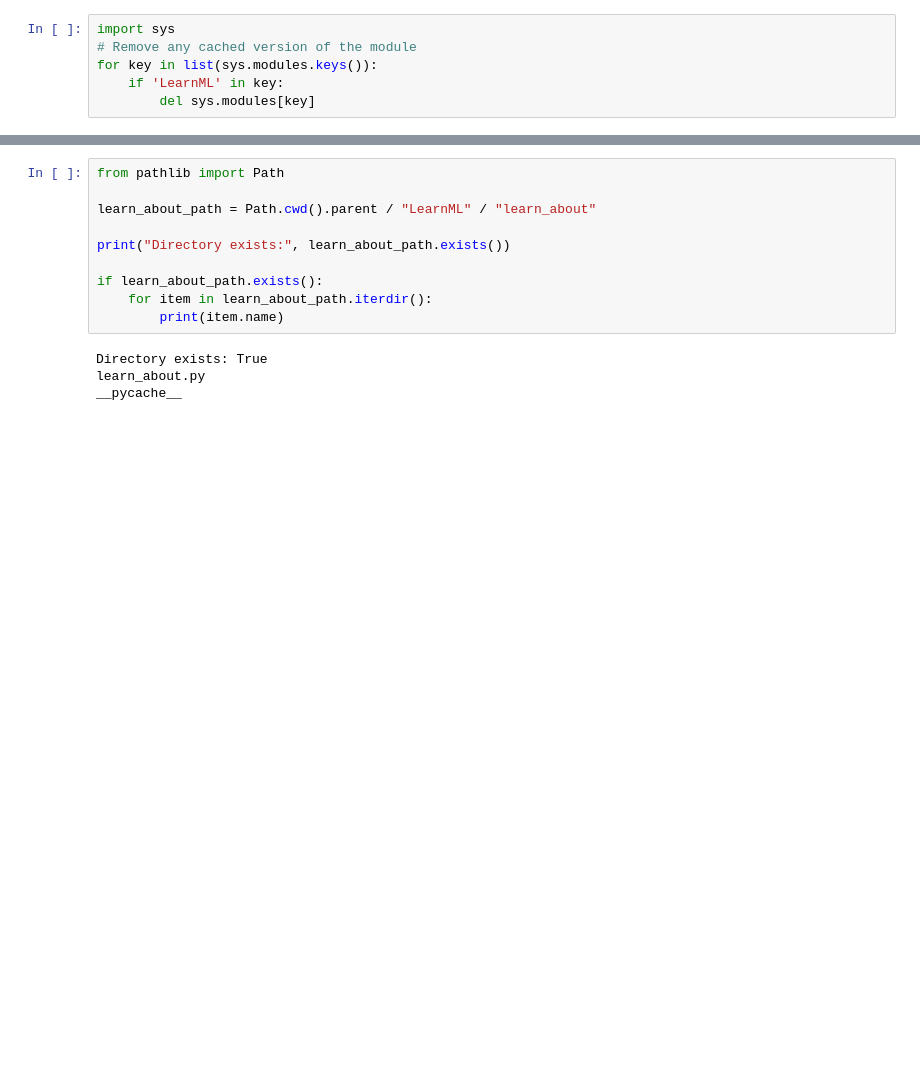
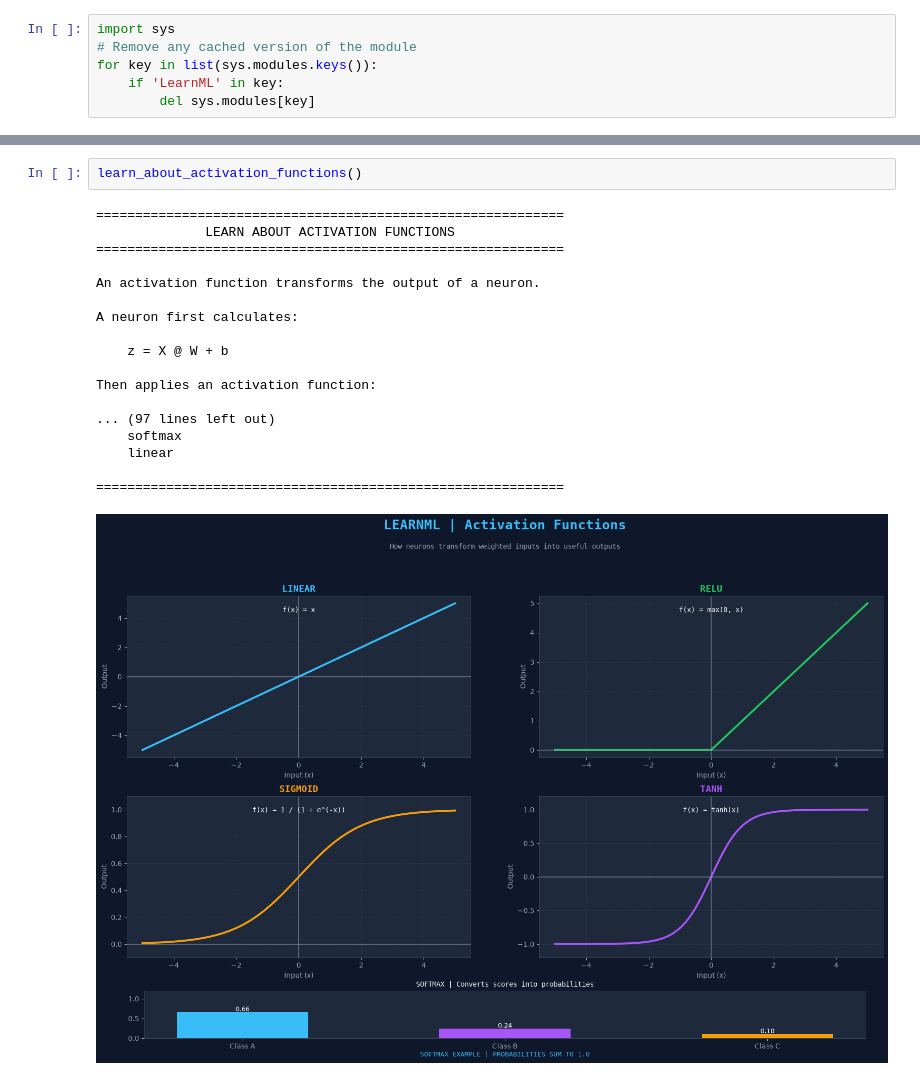
Before and after one commit to 7sn3rif/LearnML_Library, a Jupyter notebook: testing/neural_network_testing.ipynb, the cells around one changed output, grey strips where cells are left out. Cells and saved outputs as stored; diff of their text form; blank space fills up the shorter version.

```diff
--- a/testing/neural_network_testing.ipynb
+++ b/testing/neural_network_testing.ipynb
@@ -27,14 +26,21 @@ NameError: name 'f' is not defined
 # %%
-from pathlib import Path
-
-learn_about_path = Path.cwd().parent / "LearnML" / "learn_about"
-
-print("Directory exists:", learn_about_path.exists())
-
-if learn_about_path.exists():
-    for item in learn_about_path.iterdir():
-        print(item.name)
+learn_about_activation_functions()
 # %% [output]
-Directory exists: True
-learn_about.py
-__pycache__
+============================================================
+              LEARN ABOUT ACTIVATION FUNCTIONS
+============================================================
+
+An activation function transforms the output of a neuron.
+
+A neuron first calculates:
+
+    z = X @ W + b
+
+Then applies an activation function:
+
+... (97 lines left out)
+    softmax
+    linear
+
+============================================================
+[figure, added]
```
Also changed, not shown: parts of 17 cells of this notebook.
